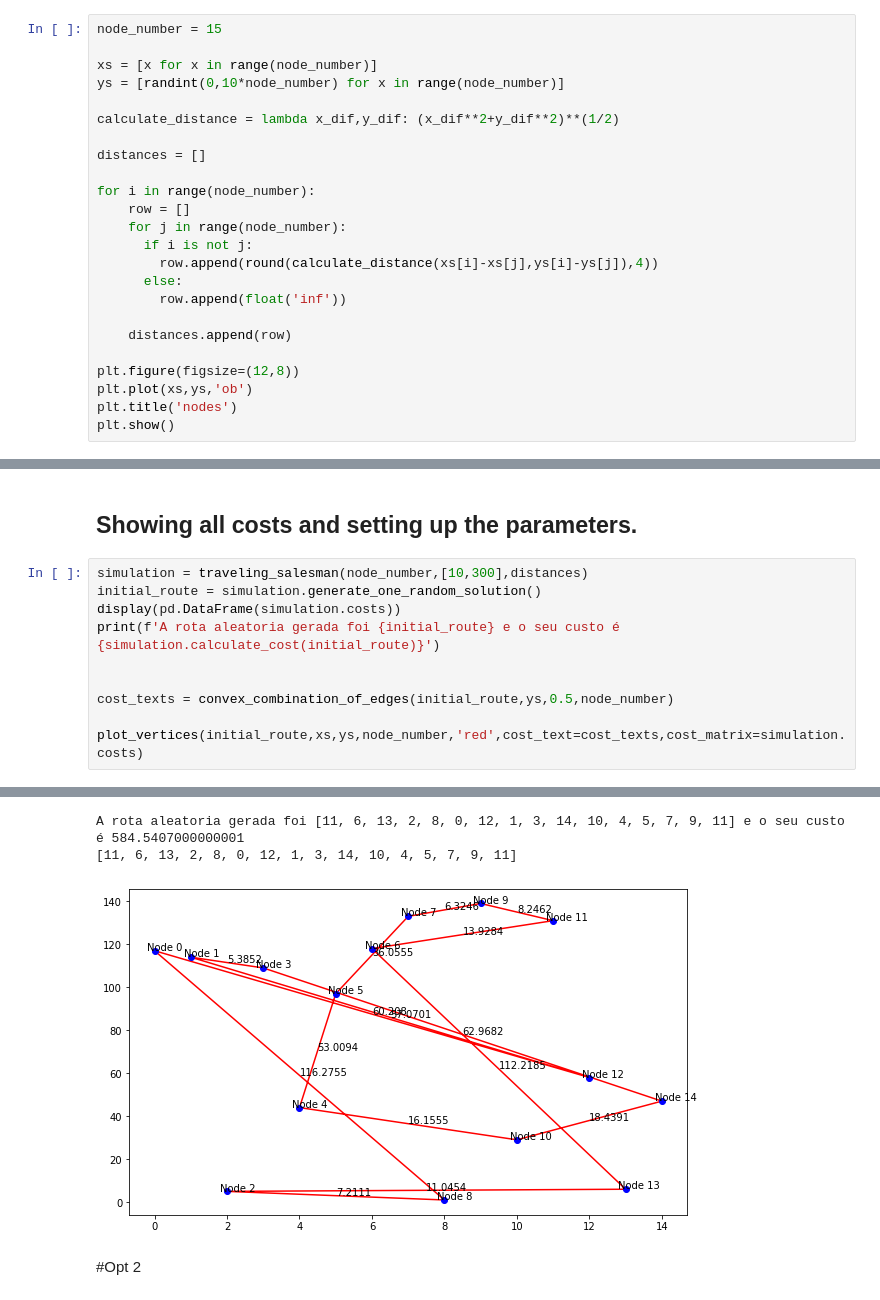
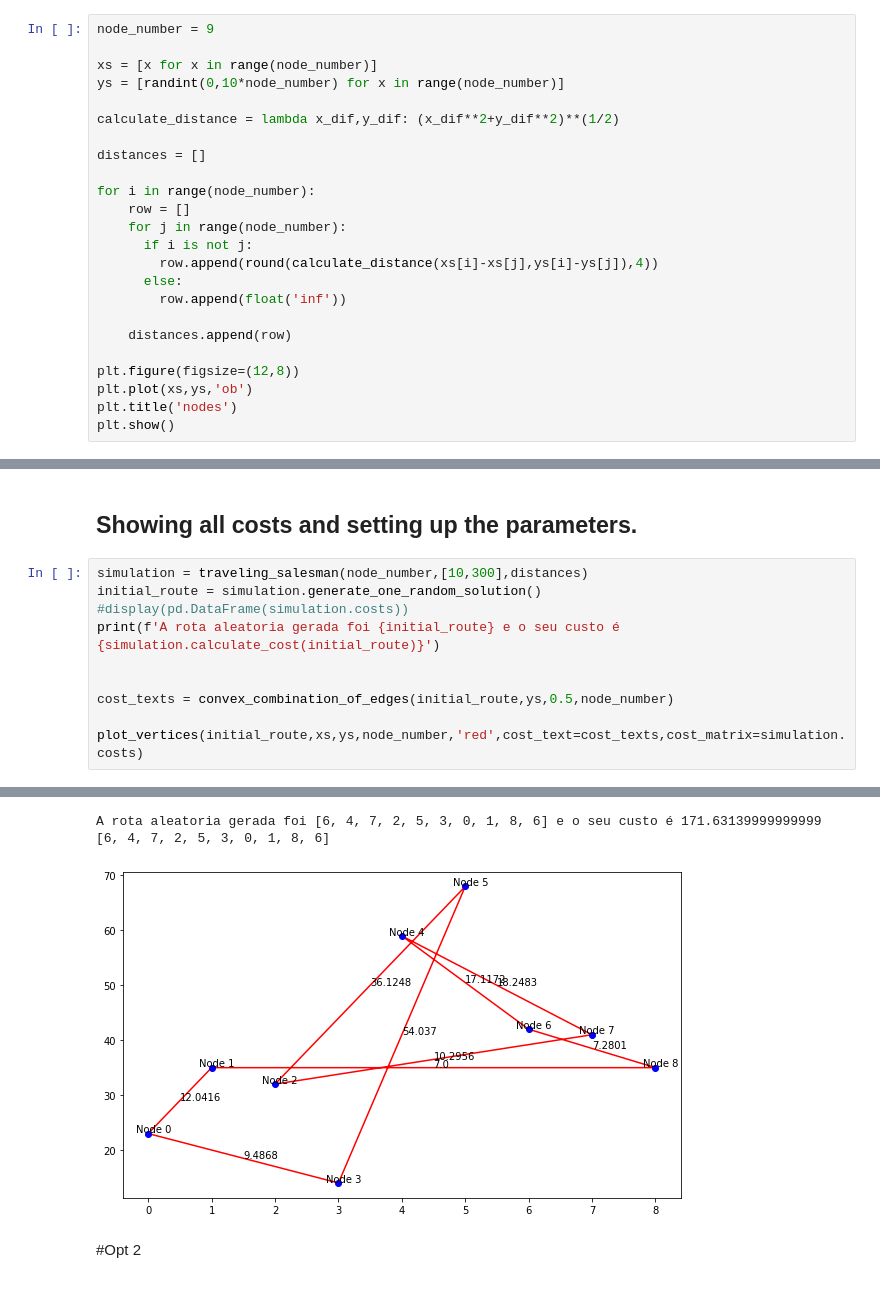
Before and after one commit to HerbertHipolito/Travelling-Salesman, a Jupyter notebook: traveling_salesman.ipynb, the cells around one changed output, grey strips where cells are left out. Cells and saved outputs as stored; diff of their text form.

Commit message:
redoing examples and adding graphs.

```diff
--- a/traveling_salesman.ipynb
+++ b/traveling_salesman.ipynb
@@ -308,7 +308,7 @@ print(simulation.brute_force())
 # %% [markdown]
 #Generating a random route and calculating the distance among all dots.
 # %%
-node_number = 15
+node_number = 9
 
 xs = [x for x in range(node_number)]
 ys = [randint(0,10*node_number) for x in range(node_number)]
@@ -338,7 +338,7 @@ plt.show()
 # %%
 simulation = traveling_salesman(node_number,[10,300],distances)
 initial_route = simulation.generate_one_random_solution()
-display(pd.DataFrame(simulation.costs))
+#display(pd.DataFrame(simulation.costs))
 print(f'A rota aleatoria gerada foi {initial_route} e o seu custo é {simulation.calculate_cost(initial_route)}')
 
 
@@ -365,6 +349,6 @@ plot_vertices(initial_route,xs,ys,node_number,'red',cost_text=cost_texts,cost_ma
-A rota aleatoria gerada foi [11, 6, 13, 2, 8, 0, 12, 1, 3, 14, 10, 4, 5, 7, 9, 11] e o seu custo é 584.5407000000001
-[11, 6, 13, 2, 8, 0, 12, 1, 3, 14, 10, 4, 5, 7, 9, 11]
+A rota aleatoria gerada foi [6, 4, 7, 2, 5, 3, 0, 1, 8, 6] e o seu custo é 171.63139999999999
+[6, 4, 7, 2, 5, 3, 0, 1, 8, 6]
-[figure, old version]
+[figure, new version]
 # %% [markdown]
 #Opt 2
 # %%
```
Also changed, not shown: parts of 5 cells of this notebook.
